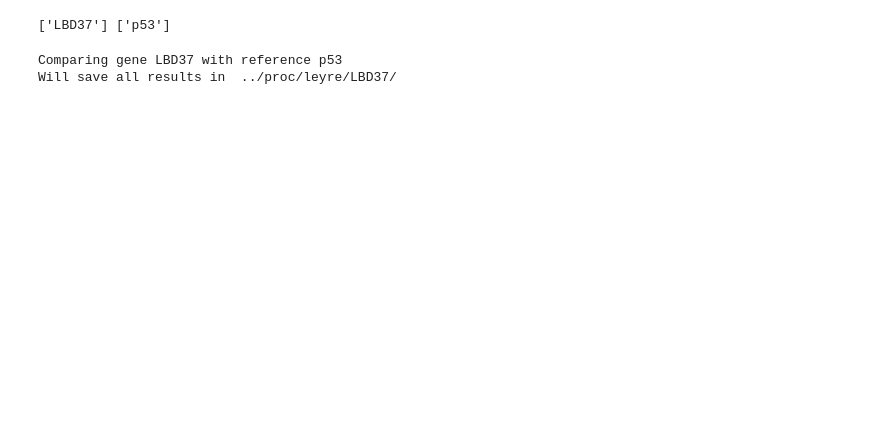
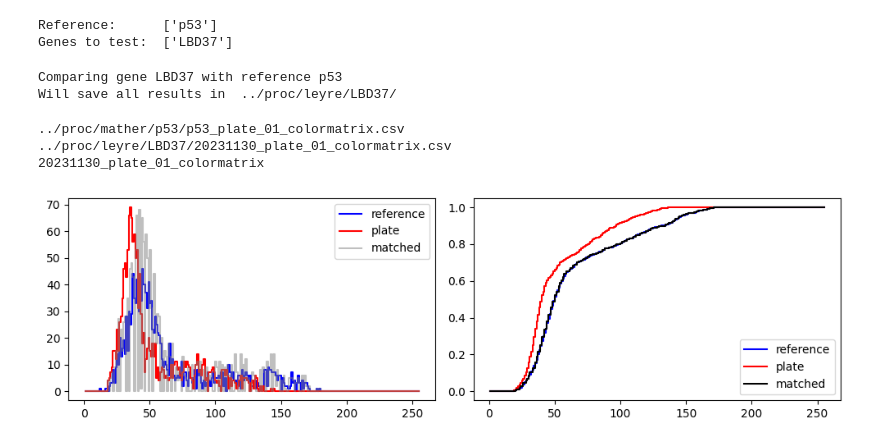
Before and after one commit to ejamezquita/yeast2hybrid, a Jupyter notebook: jupyter/03_compare_color_matrices.ipynb, the cells around one changed output. Cells and saved outputs as stored; diff of their text form; code cells hidden in the pictures; blank space fills up the shorter version.

```diff
--- a/jupyter/03_compare_color_matrices.ipynb
+++ b/jupyter/03_compare_color_matrices.ipynb
@@ -17,12 +18,13 @@ src = '..' + os.sep + 'proc' + os.sep
 lsrc = src + 'leyre' + os.sep
 msrc = src + 'mather' + os.sep
 dst = '..' + os.sep + 'proc' + os.sep
-lgenes = [ text.split(os.sep)[-1] for text in sorted(glob(lsrc + '*')) ]
-mgenes = [ text.split(os.sep)[-1] for text in sorted(glob(msrc + '*')) ]
+
+lgenes = os.listdir(lsrc)
+mgenes = os.listdir(msrc)
+print('Reference:\t', mgenes, '\nGenes to test:\t', lgenes, sep='')
+# %% [output]
+Reference:      ['p53']
+Genes to test:  ['LBD37']
-# %%
-print(lgenes, mgenes)
-# %% [output]
-['LBD37'] ['p53']
 # %%
 lgidx, mgidx = 0,0
 print('Comparing gene', lgenes[lgidx], 'with reference', mgenes[mgidx] )
@@ -33,5 +35,14 @@ Comparing gene LBD37 with reference p53
 Will save all results in  ../proc/leyre/LBD37/
 # %%
 platenum = 1
-mcolor =
+
+ref_file = glob(msrc + mgenes[mgidx] + os.sep + '*_{:02d}_colormatrix.csv'.format(platenum) )[0]
+plate_file = glob(lsrc + lgenes[lgidx] + os.sep + '*_{:02d}_colormatrix.csv'.format(platenum) )[0]
+bname = os.path.split(os.path.splitext(plate_file)[0])[1]
+
+print(ref_file, plate_file, bname, sep='\n')
+# %% [output]
+../proc/mather/p53/p53_plate_01_colormatrix.csv
+../proc/leyre/LBD37/20231130_plate_01_colormatrix.csv
+20231130_plate_01_colormatrix
 # %%
@@ -51,3 +67,22 @@ vlim = np.max( [ np.abs(np.min(diff)), np.max(diff) ] )
+# %%
+fig, ax = plt.subplots(1,2, figsize=(10,3), sharex=False, sharey=False)
+ax = np.atleast_1d(ax).ravel(); i = 0
+
+ax[i].plot(bins[:-1], rhist, c='blue', ds='steps', label='reference')
+ax[i].plot(bins[:-1], phist, c='red', ds='steps', label='plate')
+ax[i].plot(bins[:-1], mhist, c='gray', ds='steps', alpha=0.5, label='matched')
+
+i+=1
+ax[i].plot(bins[:-1], rcumsum, c='blue', ds='steps', label='reference')
+ax[i].plot(bins[:-1], pcumsum, c='red', ds='steps', label='plate')
+ax[i].plot(bins[:-1], mcumsum, c='k', ds='steps', label='matched')
+
+for i in range(len(ax)):
+    ax[i].legend();
+
+fig.tight_layout()
+# %% [output]
+[figure, added]
 # %%
 fig, ax = plt.subplots(2,2, figsize=(10,7), sharex=False, sharey=False)
 ax = np.atleast_1d(ax).ravel(); i = 0
```
Also changed, not shown: parts of 18 cells of this notebook, 7 other files.
